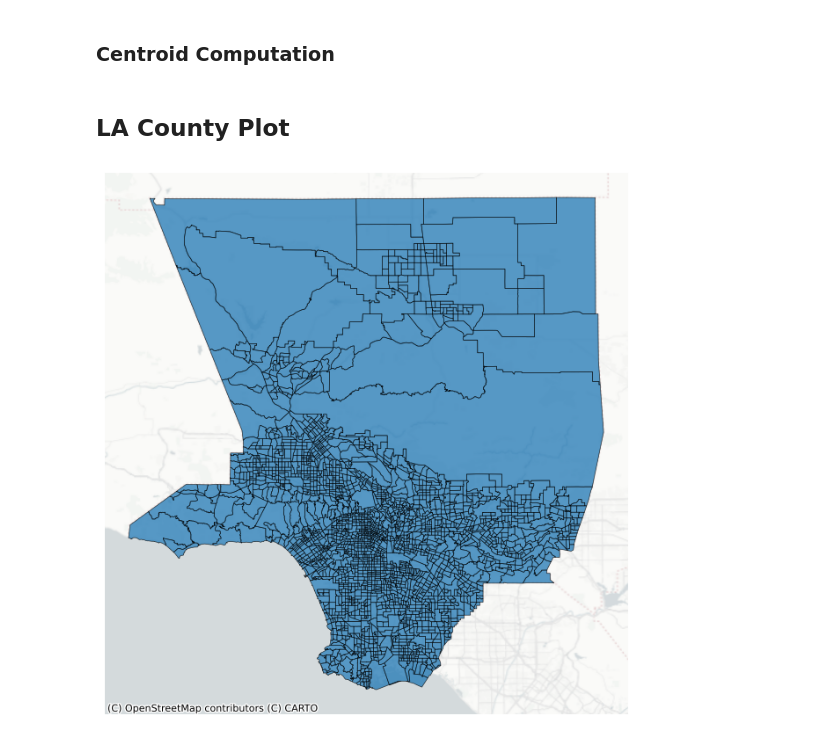
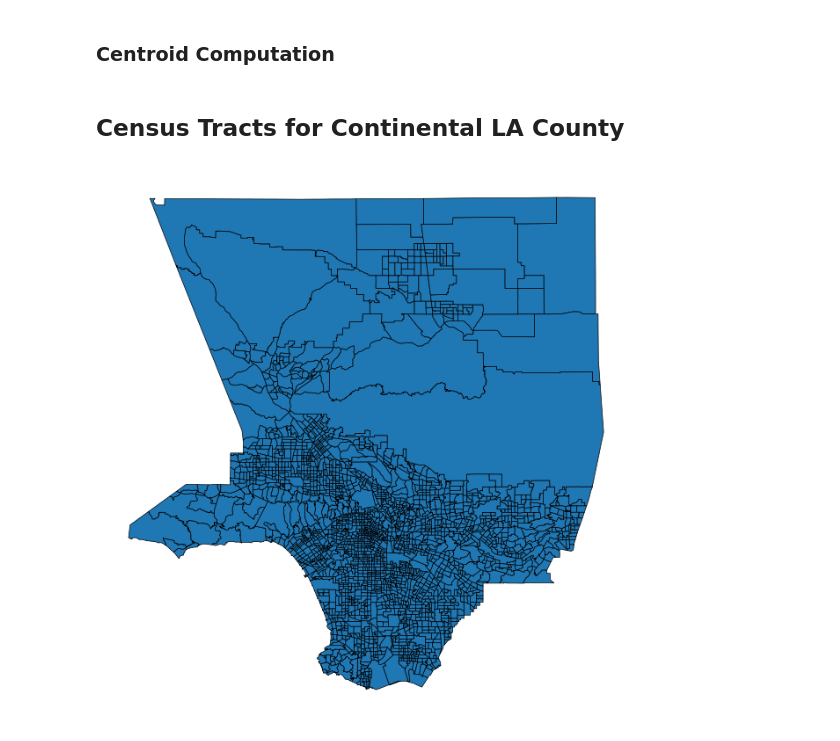
Before and after one commit to giovani-gutierrez/TDA_CalFire, a Jupyter notebook: SVI_EDA.ipynb, the cells around one changed output. Drawn from its saved outputs; the diff is of its cells as text; code cells hidden in the pictures.

```diff
--- a/SVI_EDA.ipynb
+++ b/SVI_EDA.ipynb
@@ -59,12 +59,12 @@ svi_tracts = svi_tracts.to_crs('EPSG:2229')
 # create tract centroids
 svi_tracts['centroid'] = svi_tracts['geometry'].centroid
 # %% [markdown]
-## LA County Plot
+## Census Tracts for Continental LA County
 # %%
 fig, ax = plt.subplots(figsize=(12, 8))
-svi_tracts.to_crs('EPSG:2229').plot(ax = ax, linewidth = 0.5, edgecolor = 'k', alpha = 0.75)
-cx.add_basemap(ax, crs = 'EPSG:2229', source = cx.providers.CartoDB.PositronNoLabels)
+svi_tracts.to_crs('EPSG:2229').plot(ax = ax, linewidth = 0.5, edgecolor = 'k')
+# cx.add_basemap(ax, crs = 'EPSG:2229', source = cx.providers.CartoDB.PositronNoLabels)
 plt.axis('off')
-plt.show()
+plt.savefig('Figures/continent_census_tracts.png', bbox_inches = 'tight', dpi = 600)
 # %% [output]
-[figure, old version]
+[figure, new version]
```
Also changed, not shown: parts of 37 cells of this notebook, 12 other files.
